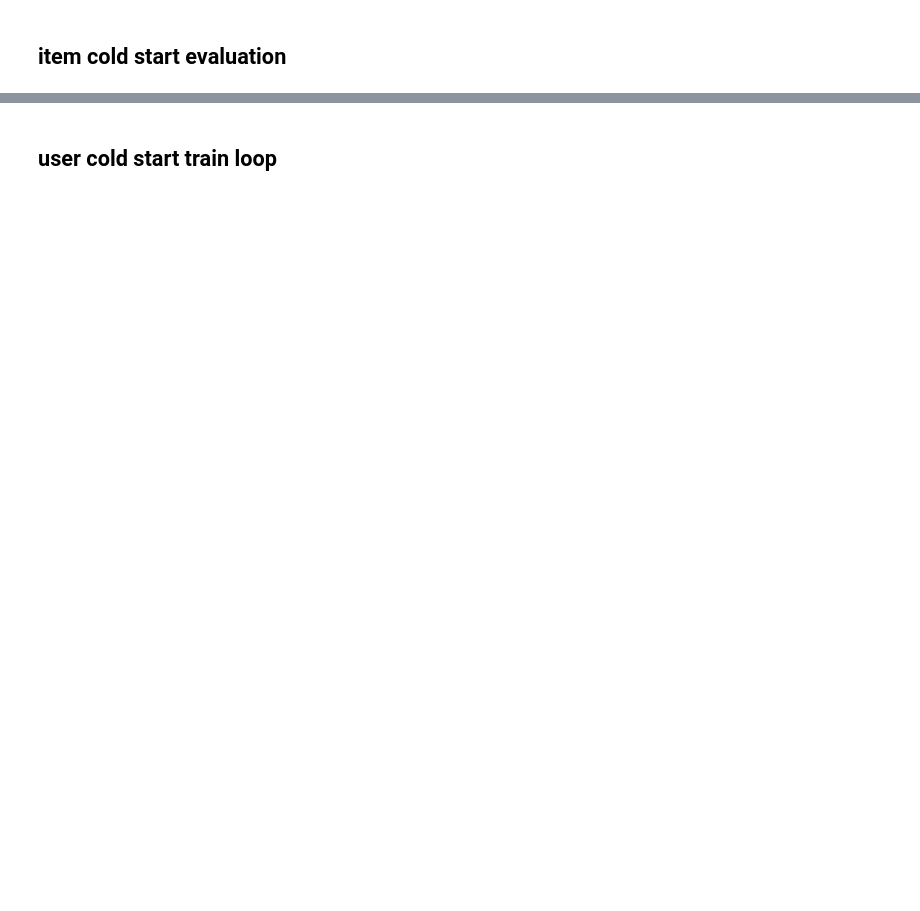
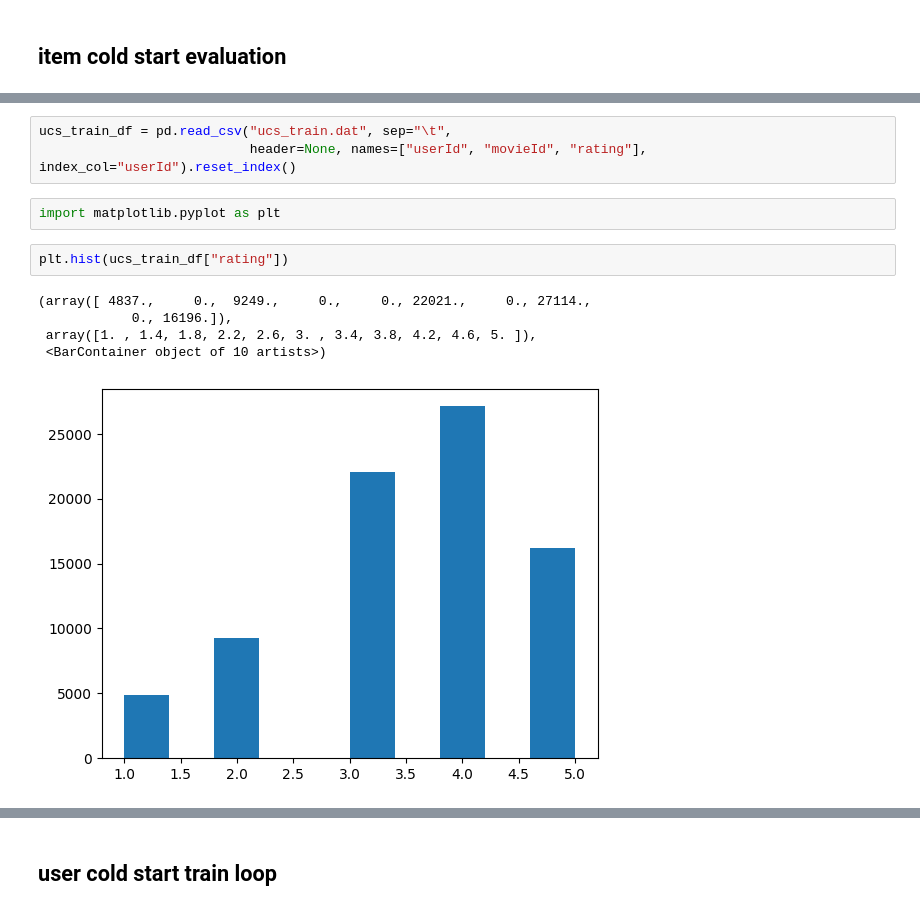
Before and after one commit to jonathanbcarlson/CS247Project, a Jupyter notebook: AttributeGNN/AGNN_ModelTrain.ipynb, the cells around one changed output, grey strips where cells are left out. Drawn from its saved outputs; the diff is of its cells as text; blank space fills up the shorter version.

```diff
--- a/AttributeGNN/AGNN_ModelTrain.ipynb
+++ b/AttributeGNN/AGNN_ModelTrain.ipynb
@@ -646,0 +701,13 @@ test rmse,mse,mae:  1.053331372820243 1.1095069809673774 0.8512558478868197
+# %%
+ucs_train_df = pd.read_csv("ucs_train.dat", sep="\t",
+                           header=None, names=["userId", "movieId", "rating"], index_col="userId").reset_index()
+# %%
+import matplotlib.pyplot as plt
+# %%
+plt.hist(ucs_train_df["rating"])
+# %% [output]
+(array([ 4837.,     0.,  9249.,     0.,     0., 22021.,     0., 27114.,
+            0., 16196.]),
+ array([1. , 1.4, 1.8, 2.2, 2.6, 3. , 3.4, 3.8, 4.2, 4.6, 5. ]),
+ <BarContainer object of 10 artists>)
+[figure, added]
```
Also changed, not shown: parts of 32 cells of this notebook.
